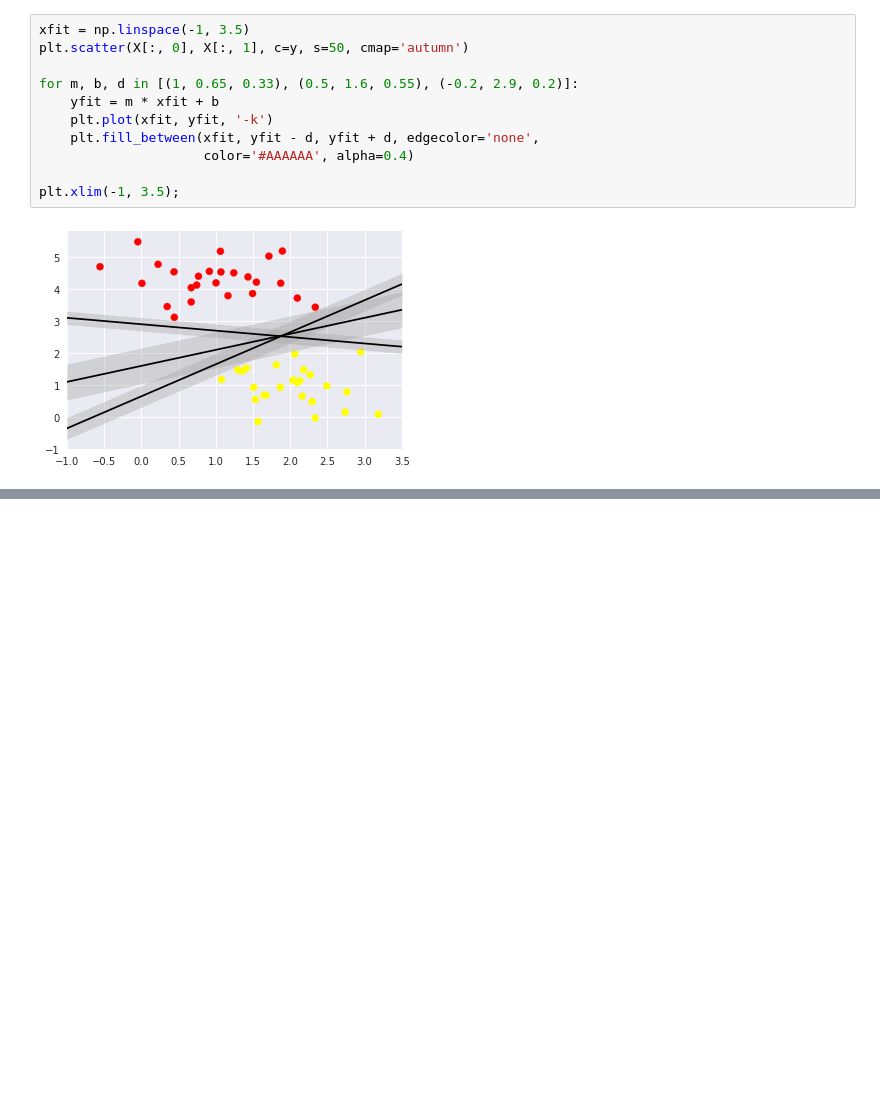
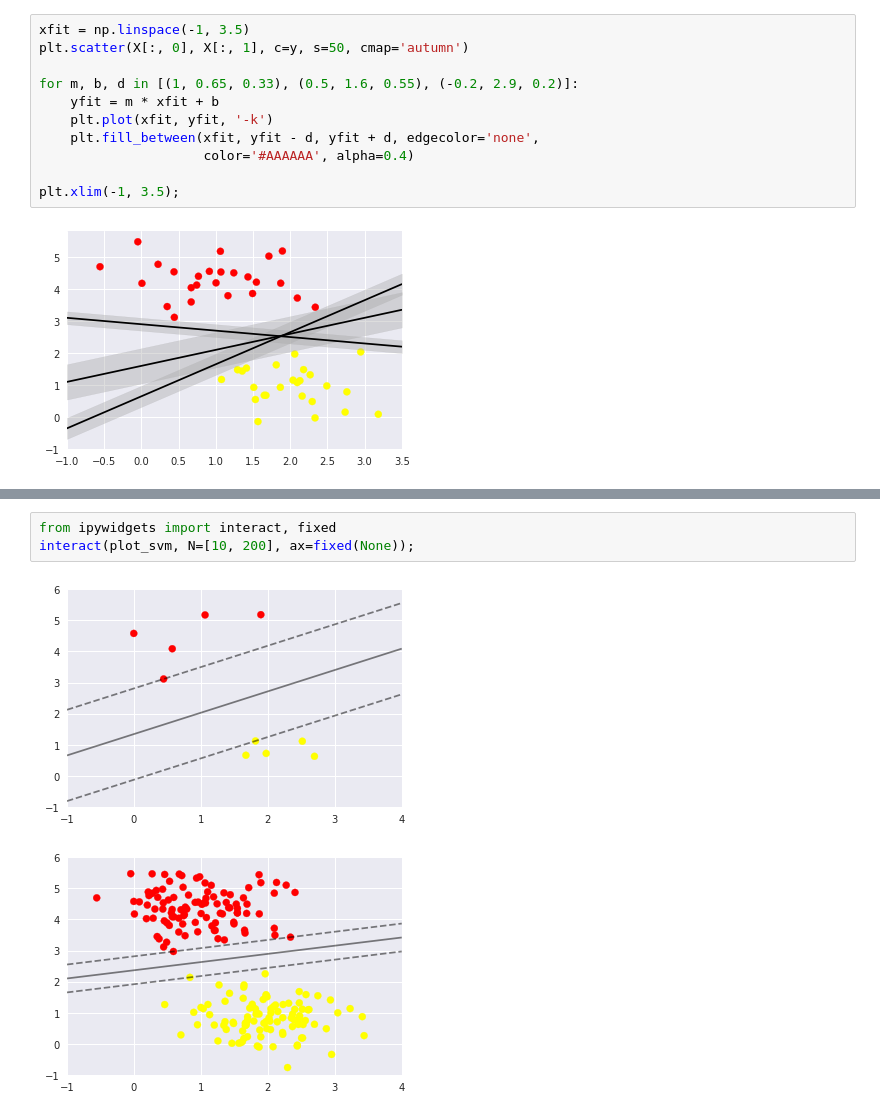
Before and after one commit to shivapbhusal/Machine_Learning, a Jupyter notebook: SVM/svm.ipynb, the cells around one changed output, grey strips where cells are left out. Saved outputs shown, nothing was run; the diff lists cells and outputs as text; blank space fills up the shorter version.

```diff
--- a/SVM/svm.ipynb
+++ b/SVM/svm.ipynb
@@ -39,0 +111,6 @@ plt.xlim(-1, 3.5);
+# %%
+from ipywidgets import interact, fixed
+interact(plot_svm, N=[10, 200], ax=fixed(None));
+# %% [output]
+[figure, added]
+[figure, added]
```
Also changed, not shown: parts of 17 cells of this notebook.
